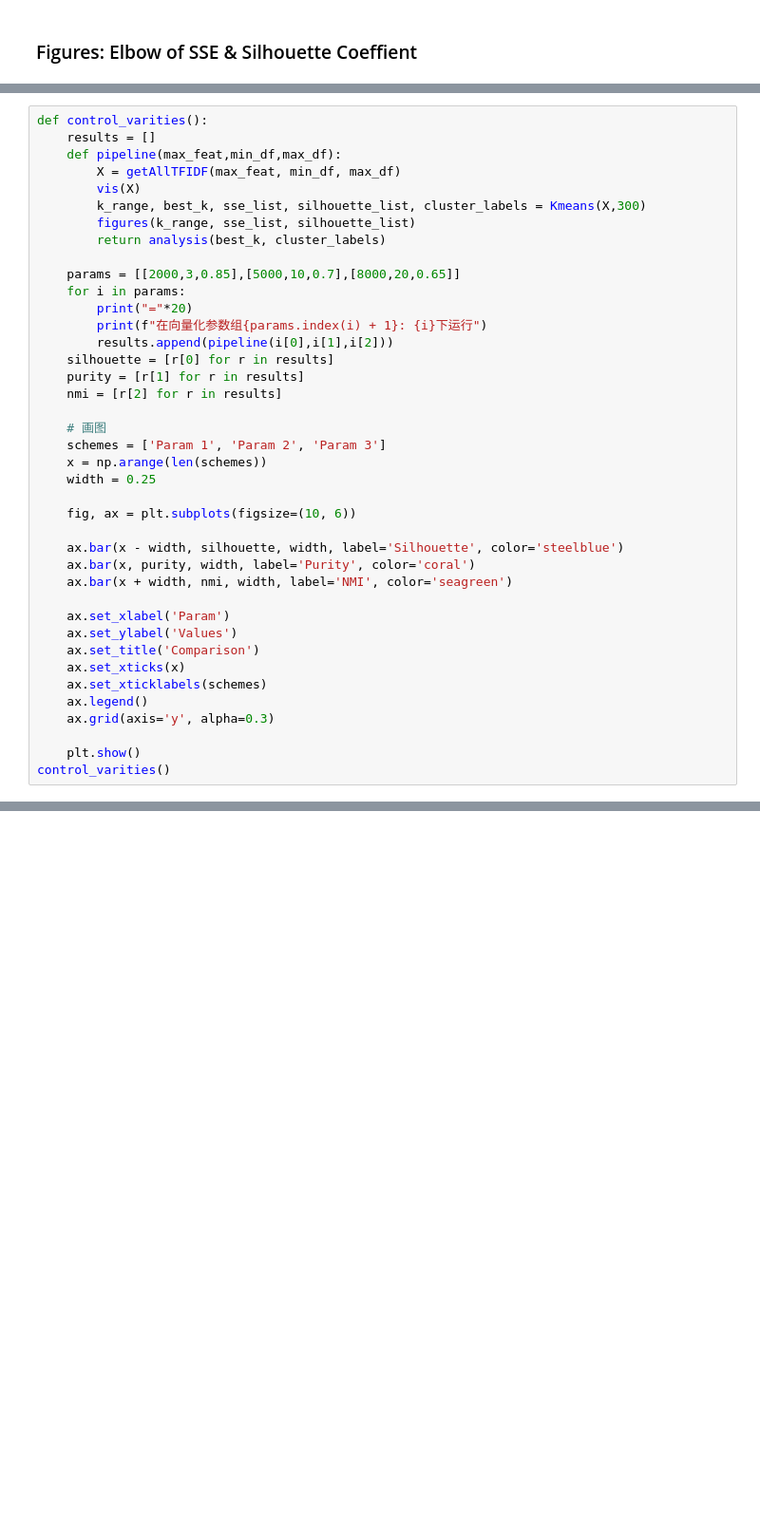
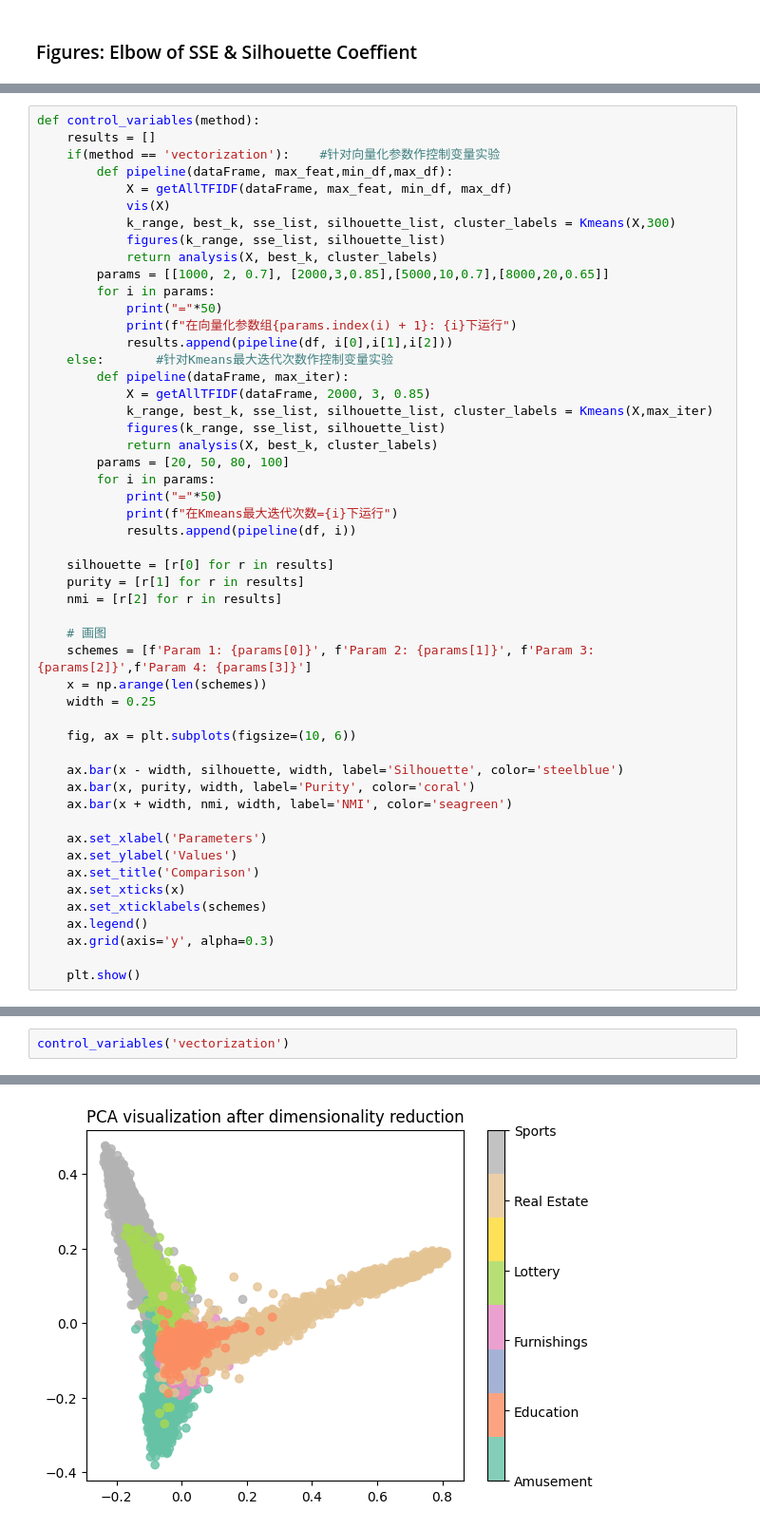
Before and after one commit to Sum-lum/K-means, a Jupyter notebook: src/K-means.ipynb, the cells around one changed output, grey strips where cells are left out. Shown at 95% size. Cells and saved outputs as stored; diff of their text form; blank space fills up the shorter version.

```diff
--- a/src/K-means.ipynb
+++ b/src/K-means.ipynb
@@ -372,24 +308,36 @@ figures(k_range, sse_list, silhouette_list)
 # %%
-def control_varities():
+def control_variables(method):
     results = []
-    def pipeline(max_feat,min_df,max_df):
-        X = getAllTFIDF(max_feat, min_df, max_df)
-        vis(X)
-        k_range, best_k, sse_list, silhouette_list, cluster_labels = Kmeans(X,300)
-        figures(k_range, sse_list, silhouette_list)
-        return analysis(best_k, cluster_labels)
+    if(method == 'vectorization'):    #针对向量化参数作控制变量实验
+        def pipeline(dataFrame, max_feat,min_df,max_df):
+            X = getAllTFIDF(dataFrame, max_feat, min_df, max_df)
+            vis(X)
+            k_range, best_k, sse_list, silhouette_list, cluster_labels = Kmeans(X,300)
+            figures(k_range, sse_list, silhouette_list)
+            return analysis(X, best_k, cluster_labels)
+        params = [[1000, 2, 0.7], [2000,3,0.85],[5000,10,0.7],[8000,20,0.65]]
+        for i in params:
+            print("="*50)
+            print(f"在向量化参数组{params.index(i) + 1}: {i}下运行")
+            results.append(pipeline(df, i[0],i[1],i[2]))
+    else:       #针对Kmeans最大迭代次数作控制变量实验
+        def pipeline(dataFrame, max_iter):
+            X = getAllTFIDF(dataFrame, 2000, 3, 0.85)
+            k_range, best_k, sse_list, silhouette_list, cluster_labels = Kmeans(X,max_iter)
+            figures(k_range, sse_list, silhouette_list)
+            return analysis(X, best_k, cluster_labels)
+        params = [20, 50, 80, 100]
+        for i in params:
+            print("="*50)
+            print(f"在Kmeans最大迭代次数={i}下运行")
+            results.append(pipeline(df, i))
 
-    params = [[2000,3,0.85],[5000,10,0.7],[8000,20,0.65]]
-    for i in params:
-        print("="*20)
-        print(f"在向量化参数组{params.index(i) + 1}: {i}下运行")
-        results.append(pipeline(i[0],i[1],i[2]))
     silhouette = [r[0] for r in results]
     purity = [r[1] for r in results]
     nmi = [r[2] for r in results]
 
     # 画图
-    schemes = ['Param 1', 'Param 2', 'Param 3']
+    schemes = [f'Param 1: {params[0]}', f'Param 2: {params[1]}', f'Param 3: {params[2]}',f'Param 4: {params[3]}']
     x = np.arange(len(schemes))
     width = 0.25
 
@@ -399,7 +347,7 @@ def control_varities():
     ax.bar(x, purity, width, label='Purity', color='coral')
     ax.bar(x + width, nmi, width, label='NMI', color='seagreen')
 
-    ax.set_xlabel('Param')
+    ax.set_xlabel('Parameters')
     ax.set_ylabel('Values')
     ax.set_title('Comparison')
     ax.set_xticks(x)
@@ -408,4 +356,3 @@ def control_varities():
     ax.grid(axis='y', alpha=0.3)
 
     plt.show()
-control_varities()
@@ -531,0 +359,3 @@ Sports,  2155,  100.00%
+# %%
+control_variables('vectorization')
+# %% [output]
@@ -531,0 +371 @@ Sports,  2155,  100.00%
+[figure, added]
```
Also changed, not shown: parts of 9 cells of this notebook.
